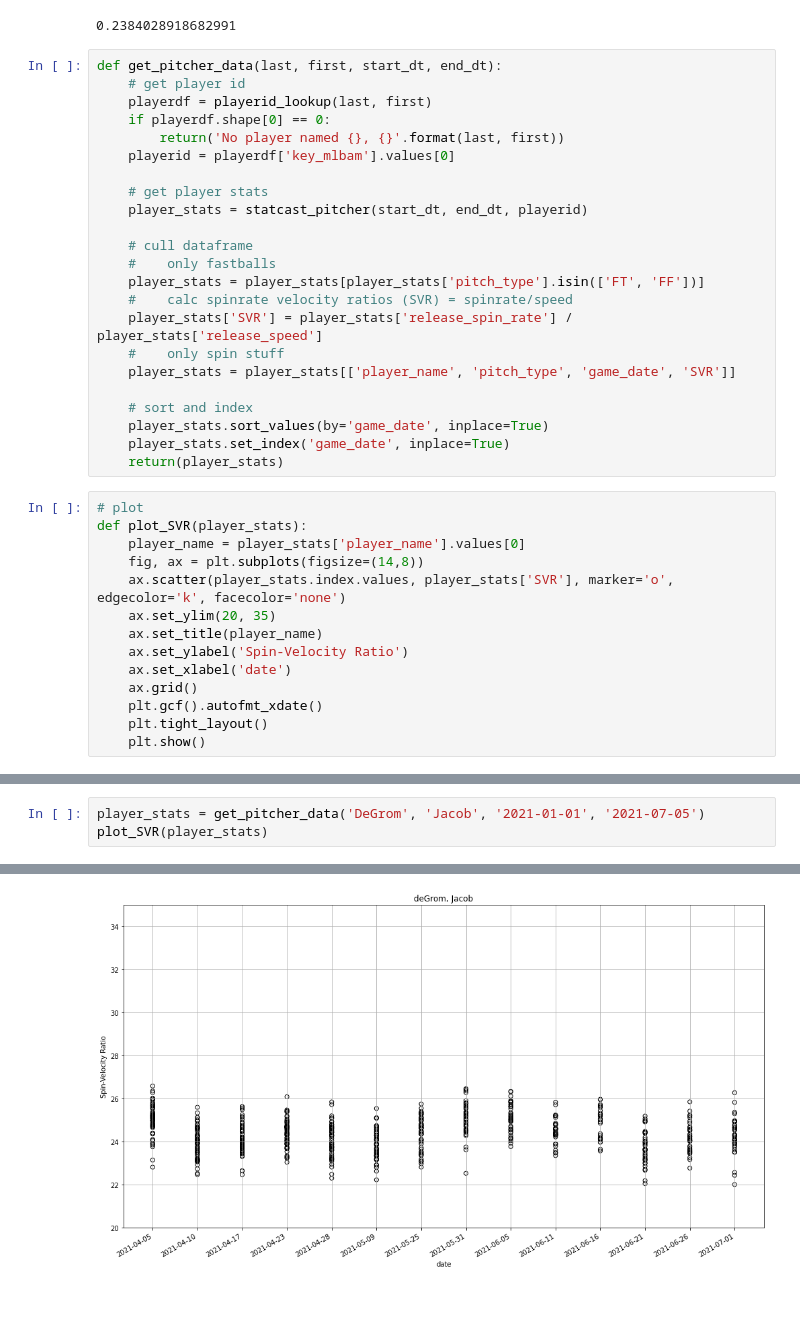
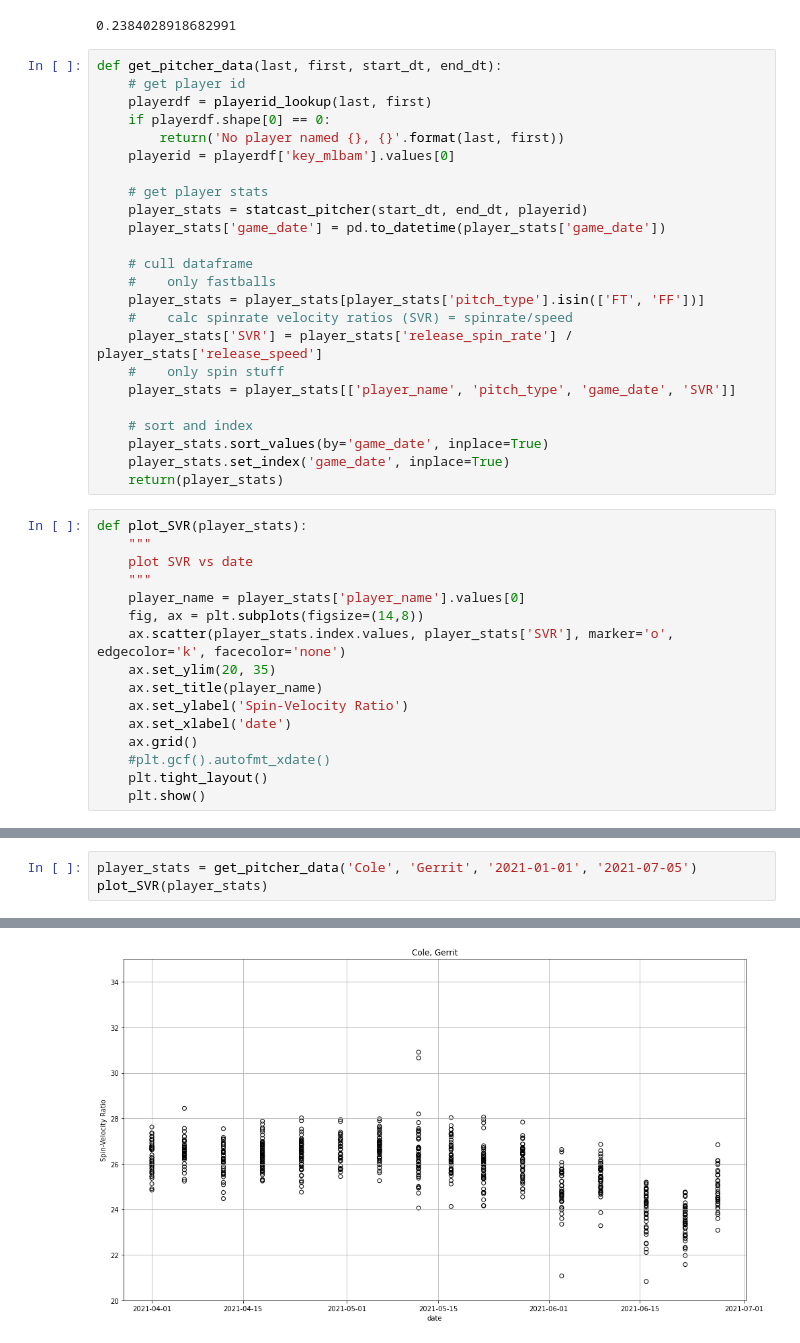
Before and after one commit to dsmcgraw/mlb_spin_rate, a Jupyter notebook: mlb_spin_rate_EDA.ipynb, the cells around one changed output, grey strips where cells are left out. Saved outputs shown, nothing was run; the diff lists cells and outputs as text; blank space fills up the shorter version.

```diff
--- a/mlb_spin_rate_EDA.ipynb
+++ b/mlb_spin_rate_EDA.ipynb
@@ -100,6 +102,7 @@ def get_pitcher_data(last, first, start_dt, end_dt):
 
     # get player stats
     player_stats = statcast_pitcher(start_dt, end_dt, playerid)
+    player_stats['game_date'] = pd.to_datetime(player_stats['game_date'])
 
     # cull dataframe
     #    only fastballs
@@ -114,8 +117,10 @@ def get_pitcher_data(last, first, start_dt, end_dt):
     player_stats.set_index('game_date', inplace=True)
     return(player_stats)
 # %%
-# plot
 def plot_SVR(player_stats):
+    """
+    plot SVR vs date
+    """
     player_name = player_stats['player_name'].values[0]
     fig, ax = plt.subplots(figsize=(14,8))
     ax.scatter(player_stats.index.values, player_stats['SVR'], marker='o', edgecolor='k', facecolor='none')
@@ -124,6 +129,6 @@ def plot_SVR(player_stats):
     ax.set_ylabel('Spin-Velocity Ratio')
     ax.set_xlabel('date')
     ax.grid()
-    plt.gcf().autofmt_xdate()
+    #plt.gcf().autofmt_xdate()
     plt.tight_layout()
     plt.show()
@@ -130,6 +156,6 @@ def plot_SVR(player_stats):
 # %%
-player_stats = get_pitcher_data('DeGrom', 'Jacob', '2021-01-01', '2021-07-05')
+player_stats = get_pitcher_data('Cole', 'Gerrit', '2021-01-01', '2021-07-05')
 plot_SVR(player_stats)
 # %% [output]
 Gathering Player Data
-[figure, old version]
+[figure, new version]
```
Also changed, not shown: parts of 3 cells of this notebook.
